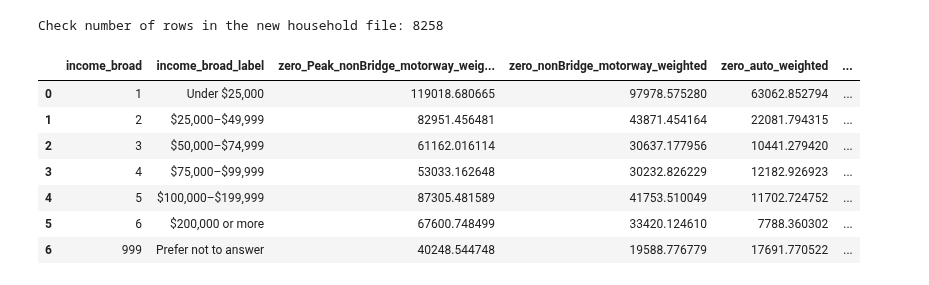
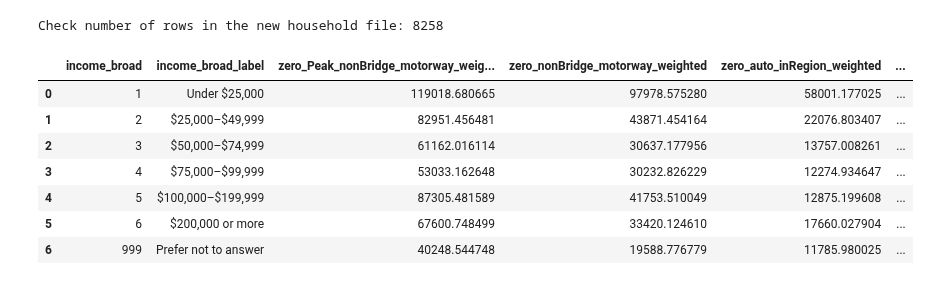
Before and after one commit to BayAreaMetro/Travel-Diary-Surveys, a Jupyter notebook: BATS-2023/Requests/Calc_percent_hh_made_no_motorway_trips.ipynb, the cells around one changed output. Drawn from its saved outputs; the diff is of its cells as text; code cells hidden in the pictures.

```diff
--- a/BATS-2023/Requests/Calc_percent_hh_made_no_motorway_trips.ipynb
+++ b/BATS-2023/Requests/Calc_percent_hh_made_no_motorway_trips.ipynb
@@ -119,18 +123,23 @@ trip_df["is_Peak_nonBridge_motorway"] = (
 
 # also tag trips that involve a freeway (that is not a bridge) but take place during any time of the day
 trip_df["is_nonBridge_motorway"] = (trip_df["has_nonBridge_motorway"] == 1)
+
+# also tag trips if it exists in the trip_motorway_booleans.csv (all auto trips start/end in the region should be present)
+trip_df["is_auto_inRegion"] = trip_df["has_nonBridge_motorway"].notna()
 # %%
 # for each household, sum the number of trips that involve a freeway (that is not a bridge) and take place during peak hour
 # also do this for trips that involve a freeway (that is not a bridge) but take place during any time of the day
 hh_peakNonBridgeMotorway_trips_df = trip_df.groupby("hh_id")[[
     "is_Peak_nonBridge_motorway",
-    "is_nonBridge_motorway"
+    "is_nonBridge_motorway",
+    "is_auto_inRegion"
 ]].sum().reset_index()
 # %%
 # Rename the columns so they have more intuitive names
 hh_peakNonBridgeMotorway_trips_df = hh_peakNonBridgeMotorway_trips_df.rename(columns={
     "is_Peak_nonBridge_motorway": "numTrips_Peak_nonBridge_motorway",
-    "is_nonBridge_motorway"     : "numTrips_nonBridge_motorway"
+    "is_nonBridge_motorway"     : "numTrips_nonBridge_motorway",
+    "is_auto_inRegion"           : "numTrips_auto_inRegion"
 })
 # %%
 # join the info about peak non-bridge motorway trips to the household file
@@ -222,21 +231,25 @@ new_hh_df["income_broad_label"] = new_hh_df["income_broad"].map(income_labels)
 # %%
 new_hh_df["zero_Peak_nonBridge_motorway"] = new_hh_df["numTrips_Peak_nonBridge_motorway"] == 0
 new_hh_df["zero_nonBridge_motorway"] = new_hh_df["numTrips_nonBridge_motorway"] == 0
+new_hh_df["zero_auto_inRegion"] = new_hh_df["numTrips_auto_inRegion"] == 0
 
 new_hh_df["zero_Peak_nonBridge_motorway_weighted"] = new_hh_df["zero_Peak_nonBridge_motorway"] * new_hh_df["hh_weight_rmove_only"]
 new_hh_df["zero_nonBridge_motorway_weighted"]      = new_hh_df["zero_nonBridge_motorway"] * new_hh_df["hh_weight_rmove_only"]
+new_hh_df["zero_auto_inRegion_weighted"]            = new_hh_df["zero_auto_inRegion"] * new_hh_df["hh_weight_rmove_only"]
 
 
 # Group and aggregate
 output_df = new_hh_df.groupby(["income_broad", "income_broad_label"], as_index=False).agg({
     "zero_Peak_nonBridge_motorway_weighted": "sum",
     "zero_nonBridge_motorway_weighted": "sum",
+    "zero_auto_inRegion_weighted": "sum",
     "hh_weight_rmove_only": "sum"
 })
 
 # Add percent column
-output_df["pct_zero_Peak_nonBridge_motorway_weighted"] = output_df["zero_Peak_nonBridge_motorway_weighted"] / output_df["hh_weight_rmove_only"]
-output_df["pct_zero_nonBridge_motorway_weighted"]      = output_df["zero_nonBridge_motorway_weighted"] / output_df["hh_weight_rmove_only"]
+output_df["pct_zero_Peak_nonBridge_motorway"] = output_df["zero_Peak_nonBridge_motorway_weighted"] / output_df["hh_weight_rmove_only"]
+output_df["pct_zero_nonBridge_motorway"]      = output_df["zero_nonBridge_motorway_weighted"] / output_df["hh_weight_rmove_only"]
+output_df["pct_zero_auto_inRegion"]            = output_df["zero_auto_inRegion_weighted"] / output_df["hh_weight_rmove_only"]
 
 output_df
 # %% [output]
@@ -336,37 +353,39 @@ Check number of rows in the new household file: 8258
 # %%
 #new_hh_df["zero_Peak_nonBridge_motorway"] = new_hh_df["numTrips_Peak_nonBridge_motorway"] == 0
 new_hh_df["zero_auto"] = new_hh_df["numTrips_Auto"].isna()
 new_hh_df["zero_transit"] = new_hh_df["numTrips_Transit"].isna()
 
 #new_hh_df["zero_Peak_nonBridge_motorway_weighted"] = new_hh_df["zero_Peak_nonBridge_motorway"] * new_hh_df["hh_weight_rmove_only"]
 new_hh_df["zero_auto_weighted"] = new_hh_df["zero_auto"] * new_hh_df["hh_weight_rmove_only"]
 new_hh_df["zero_transit_weighted"] = new_hh_df["zero_transit"] * new_hh_df["hh_weight_rmove_only"]
 
 # Group and aggregate
 output_df = new_hh_df.groupby(["income_broad", "income_broad_label"], as_index=False).agg({
     "zero_Peak_nonBridge_motorway_weighted": "sum",
     "zero_nonBridge_motorway_weighted": "sum",
+    "zero_auto_inRegion_weighted"   : "sum",
     "zero_auto_weighted"   : "sum",
     "zero_transit_weighted": "sum",
     "hh_weight_rmove_only" : "sum"
 })
 
 # Add percent column
-output_df["pct_zero_Peak_nonBridge_motorway_weighted"] = output_df["zero_Peak_nonBridge_motorway_weighted"] / output_df["hh_weight_rmove_only"]
-output_df["pct_zero_nonBridge_motorway_weighted"]      = output_df["zero_nonBridge_motorway_weighted"] / output_df["hh_weight_rmove_only"]
-output_df["pct_zero_auto_weighted"] = output_df["zero_auto_weighted"] / output_df["hh_weight_rmove_only"]
-output_df["pct_zero_transit_weighted"] = output_df["zero_transit_weighted"] / output_df["hh_weight_rmove_only"]
+output_df["pct_zero_Peak_nonBridge_motorway"] = output_df["zero_Peak_nonBridge_motorway_weighted"] / output_df["hh_weight_rmove_only"]
+output_df["pct_zero_nonBridge_motorway"]      = output_df["zero_nonBridge_motorway_weighted"] / output_df["hh_weight_rmove_only"]
+output_df["pct_zero_auto_inRegion"] = output_df["zero_auto_inRegion_weighted"] / output_df["hh_weight_rmove_only"]
+output_df["pct_zero_auto"] = output_df["zero_auto_weighted"] / output_df["hh_weight_rmove_only"]
+output_df["pct_zero_transit"] = output_df["zero_transit_weighted"] / output_df["hh_weight_rmove_only"]
 
 output_df
 # %% [output]
-|  | income_broad | income_broad_label | zero_Peak_nonBridge_motorway_weig... | zero_nonBridge_motorway_weighted | zero_auto_weighted | ... |
-| 0 | 1 | Under $25,000 | 119018.680665 | 97978.575280 | 63062.852794 | ... |
-| 1 | 2 | $25,000–$49,999 | 82951.456481 | 43871.454164 | 22081.794315 | ... |
-| 2 | 3 | $50,000–$74,999 | 61162.016114 | 30637.177956 | 10441.279420 | ... |
-| 3 | 4 | $75,000–$99,999 | 53033.162648 | 30232.826229 | 12182.926923 | ... |
-| 4 | 5 | $100,000–$199,999 | 87305.481589 | 41753.510049 | 11702.724752 | ... |
-| 5 | 6 | $200,000 or more | 67600.748499 | 33420.124610 | 7788.360302 | ... |
-| 6 | 999 | Prefer not to answer | 40248.544748 | 19588.776779 | 17691.770522 | ... |
+|  | income_broad | income_broad_label | zero_Peak_nonBridge_motorway_weig... | zero_nonBridge_motorway_weighted | zero_auto_inRegion_weighted | ... |
+| 0 | 1 | Under $25,000 | 119018.680665 | 97978.575280 | 58001.177025 | ... |
+| 1 | 2 | $25,000–$49,999 | 82951.456481 | 43871.454164 | 22076.803407 | ... |
+| 2 | 3 | $50,000–$74,999 | 61162.016114 | 30637.177956 | 13757.008261 | ... |
+| 3 | 4 | $75,000–$99,999 | 53033.162648 | 30232.826229 | 12274.934647 | ... |
+| 4 | 5 | $100,000–$199,999 | 87305.481589 | 41753.510049 | 12875.199608 | ... |
+| 5 | 6 | $200,000 or more | 67600.748499 | 33420.124610 | 17660.027904 | ... |
+| 6 | 999 | Prefer not to answer | 40248.544748 | 19588.776779 | 11785.980025 | ... |
 # %%
 # a simpler table showing just the percentages
 output_pct_df = output_df[[
```
Also changed, not shown: parts of 6 cells of this notebook.
